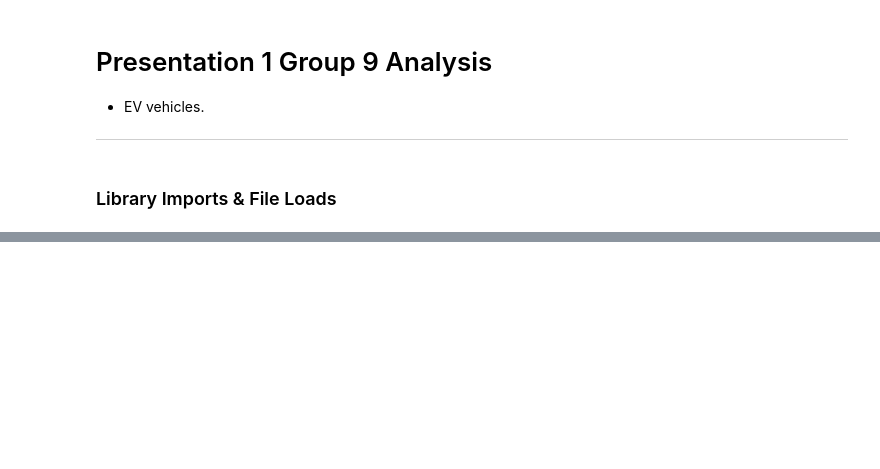
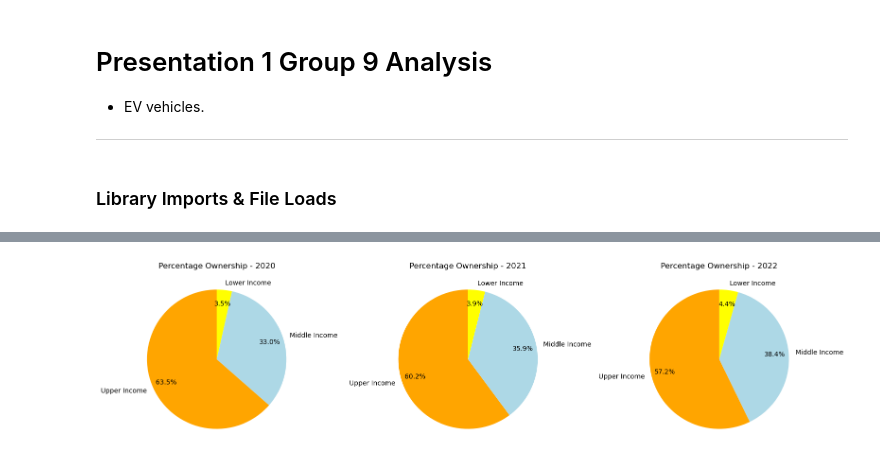
Before and after one commit to JaredWillson/group_9_project_1, a Jupyter notebook: presentation_1_jlh.ipynb, the cells around one changed output, grey strips where cells are left out. Saved outputs shown, nothing was run; the diff lists cells and outputs as text; code cells hidden in the pictures; blank space fills up the shorter version.

```diff
--- a/presentation_1_jlh.ipynb
+++ b/presentation_1_jlh.ipynb
@@ -652,16 +8,0 @@ total_vehicles_in_state_middle_income_2022
-# %%
-
-income_level_labels = [
-    'Upper Income', 'Middle Income', 'Lower Income'
-]
-
-# Create a 1x3 grid of subplots
-fig, axes = plt.subplots(1, 3, figsize=(16,16))
-
-for i, year in enumerate(state_income_level_counts_df.index):
-    state_income_level_counts_df.loc[year].plot.pie(ax=axes[i], colors=['orange', 'lightblue', 'yellow'], autopct='%.1f%%', pctdistance=.8, startangle=90)
-    axes[i].set_title(f'Percentage Ownership - {year}')
-    axes[i].set(ylabel="")
-
-plt.tight_layout()  # Adjust spacing between subplots
-plt.show()
@@ -1097,0 +383,22 @@ plt.show()
+# %%
+# Generate one pie chart for years 2020, 2021, and 2022 indicating percentage owning EVs per income level
+
+income_level_labels = [
+    'Upper Income', 'Middle Income', 'Lower Income'
+]
+
+# Create a 1x3 grid of subplots
+fig, axes = plt.subplots(1, 3, figsize=(16,16))
+
+for i, year in enumerate(state_income_level_counts_df.index):
+    state_income_level_counts_df.loc[year].plot.pie(ax=axes[i],
+                                                    colors=['orange', 'lightblue', 'yellow'],
+                                                    autopct='%.1f%%',
+                                                    pctdistance=.8, startangle=90)
+    axes[i].set_title(f'Percentage Ownership - {year}')
+    axes[i].set(ylabel="")
+
+plt.tight_layout()  # Adjust spacing between subplots
+plt.show()
+# %% [output]
+[figure, added]
```
Also changed, not shown: parts of 62 cells of this notebook.
